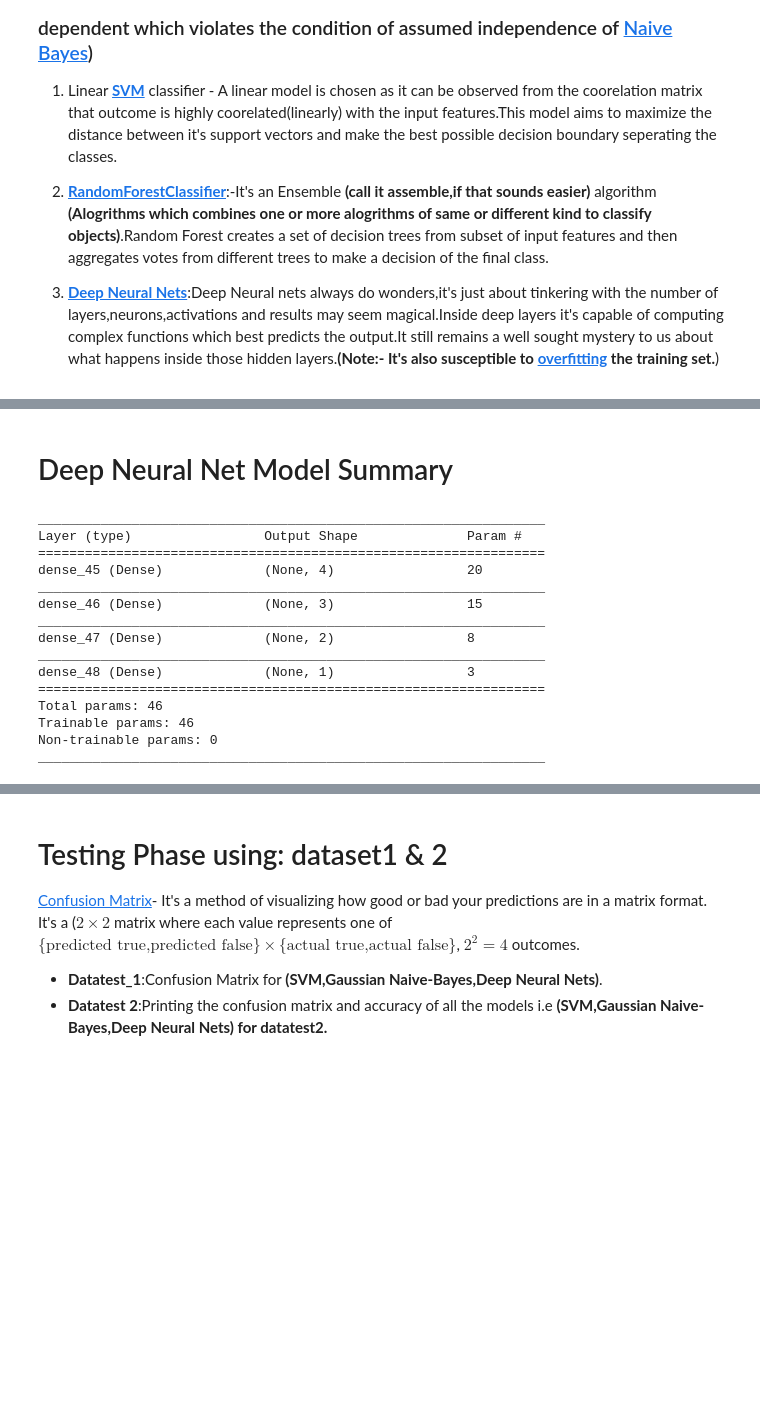
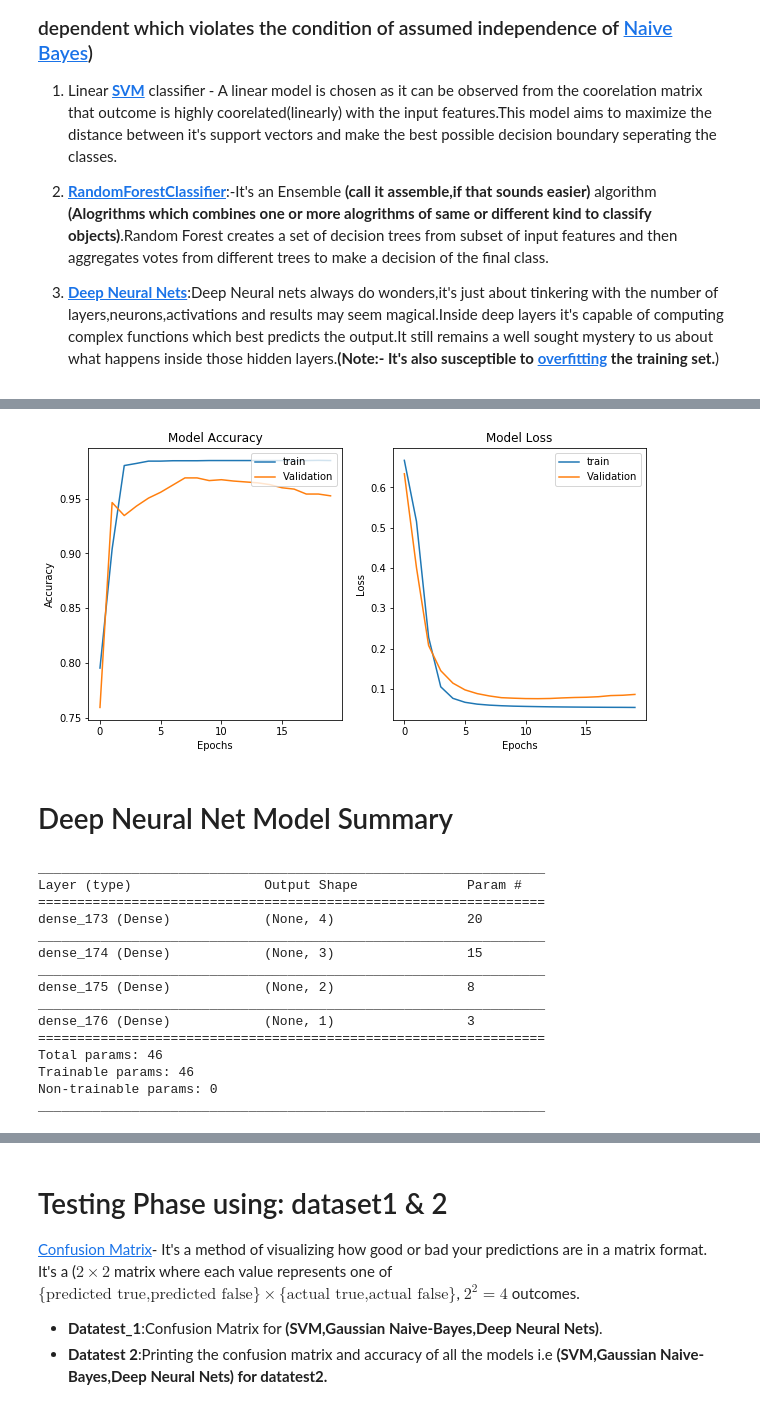
Before and after one commit to Debdeep1998/Backpropagation, a Jupyter notebook: occupancy_detection.ipynb, the cells around one changed output, grey strips where cells are left out. Cells and saved outputs as stored; diff of their text form; code cells hidden in the pictures; blank space fills up the shorter version.

```diff
--- a/occupancy_detection.ipynb
+++ b/occupancy_detection.ipynb
@@ -161,7 +161,7 @@ test2_label=test2.iloc[:,-1]
 3. [**Deep Neural Nets**](https://www.datacamp.com/community/tutorials/deep-learning-python):Deep Neural nets always do wonders,it's just about tinkering with the number of layers,neurons,activations and results may seem magical.Inside deep layers it's capable of computing complex functions which best predicts the output.It still remains a well sought mystery to us about what happens inside those hidden layers.**(Note:- It's also susceptible to [overfitting](https://medium.com/greyatom/what-is-underfitting-and-overfitting-in-machine-learning-and-how-to-deal-with-it-6803a989c76) the training set.**)
 # %%
 #training
-models={'SVM':None,'RND':None,'DNN':None}
+models={'SVM':None,'RFC':None,'DNN':None}
 
 #Using SVM classifier
 clf=svm.SVC(kernel='linear',gamma='auto',C=1)
@@ -171,22 +171,24 @@ models['SVM']=clf
 #Using Gaussian Naive-Bayes
 rnd = RandomForestClassifier(n_estimators=200,max_depth=2,random_state=0)
 rnd.fit(x_train, train_label)
-models['RND']=rnd
+models['RFC']=rnd
 
 #Using Deep Neural Nets a.k.a Multilayer-Perceptron
 classifier=Sequential()
 
+initializer=keras.initializers.RandomNormal(mean=0.0, stddev=0.05, seed=0)
+
 op=Adam(lr=0.001)
-classifier.add(Dense(units=4,kernel_initializer='random_uniform',activation='relu',input_dim=4))
+classifier.add(Dense(units=4,kernel_initializer=initializer,activation='relu',input_dim=4))
 
-classifier.add(Dense(units=3,kernel_initializer='random_uniform',activation='relu'))
+classifier.add(Dense(units=3,kernel_initializer=initializer,activation='relu'))
 
-classifier.add(Dense(units=2,kernel_initializer='random_uniform',activation='relu'))
+classifier.add(Dense(units=2,kernel_initializer=initializer,activation='relu'))
 
-classifier.add(Dense(units=1,kernel_initializer='random_uniform',activation='sigmoid'))
+classifier.add(Dense(units=1,kernel_initializer=initializer,activation='sigmoid'))
 
 classifier.compile(optimizer=op,loss='binary_crossentropy',metrics=['accuracy'])
 
-classifier.fit(x_train,train_label,batch_size=50,epochs=50)
+history=classifier.fit(x_train,train_label,batch_size=40,epochs=10)
 models['DNN']=classifier
 # %% [output]
@@ -210,18 +221,38 @@ Epoch 50/50
+# %%
+ax,fig=plt.subplots(1,2,figsize=(10,5))
+ax=fig.flatten()
+ax[0].plot(history.history['acc'])
+ax[0].plot(history.history['val_acc'])
+ax[0].legend(['train', 'Validation'], loc='upper right')
+ax[0].set_title('Model Accuracy')
+ax[0].set_xlabel('Epochs')
+ax[0].set_ylabel('Accuracy')
+
+ax[1].plot(history.history['loss'])
+ax[1].plot(history.history['val_loss'])
+ax[1].legend(['train', 'Validation'], loc='upper right')
+ax[1].set_title('Model Loss')
+ax[1].set_xlabel('Epochs')
+ax[1].set_ylabel('Loss')
+plt.show()
+# %% [output]
+[figure, added]
 # %%
 display(Markdown('# Deep Neural Net Model Summary'))
 classifier.summary()
+# plot_model(classifier, to_file='dnn_plot.png', show_shapes=True, show_layer_names=True)
 # %% [output]
 # Deep Neural Net Model Summary
 _________________________________________________________________
 Layer (type)                 Output Shape              Param #
 =================================================================
-dense_45 (Dense)             (None, 4)                 20
+dense_173 (Dense)            (None, 4)                 20
 _________________________________________________________________
-dense_46 (Dense)             (None, 3)                 15
+dense_174 (Dense)            (None, 3)                 15
 _________________________________________________________________
-dense_47 (Dense)             (None, 2)                 8
+dense_175 (Dense)            (None, 2)                 8
 _________________________________________________________________
-dense_48 (Dense)             (None, 1)                 3
+dense_176 (Dense)            (None, 1)                 3
 =================================================================
 Total params: 46
 Trainable params: 46
```
Also changed, not shown: parts of 10 cells of this notebook.
